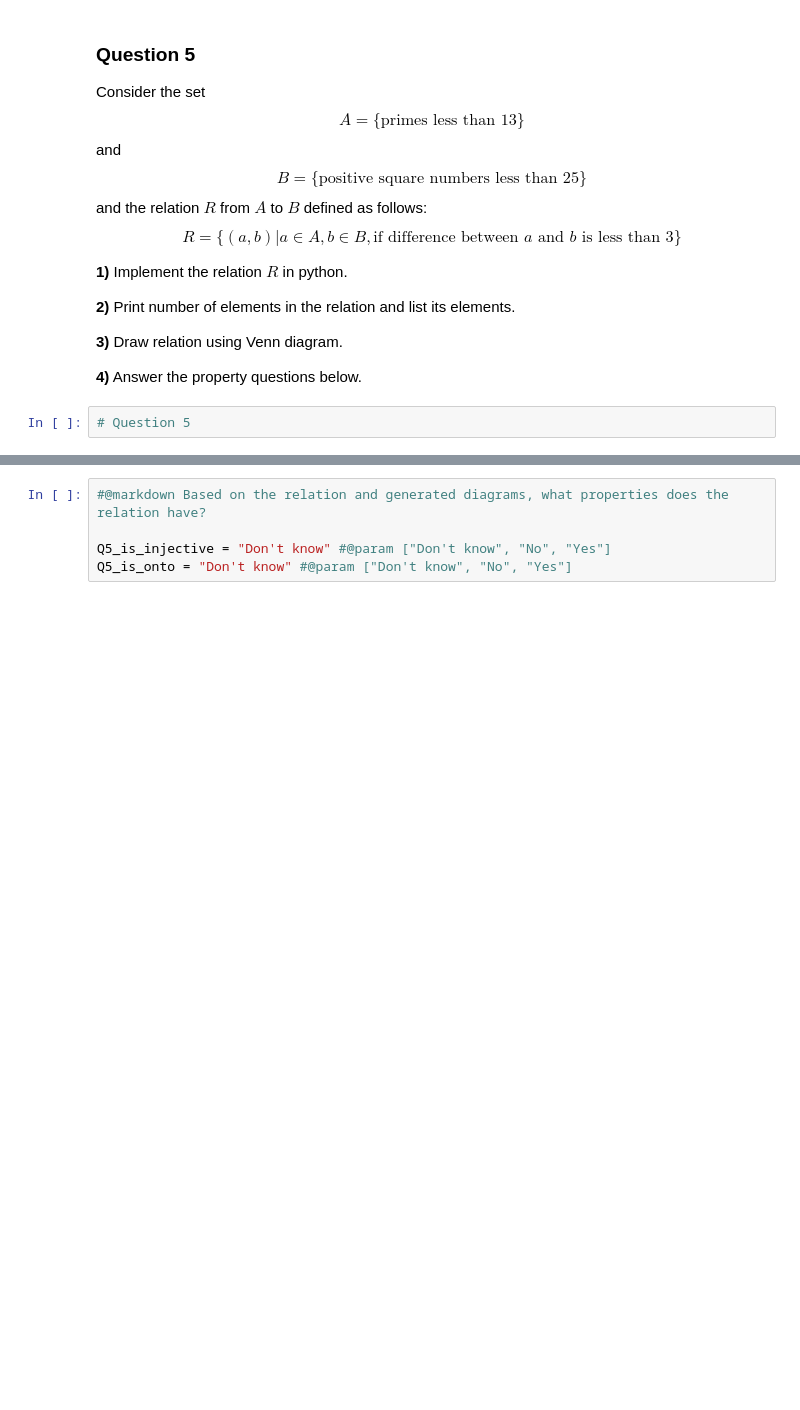
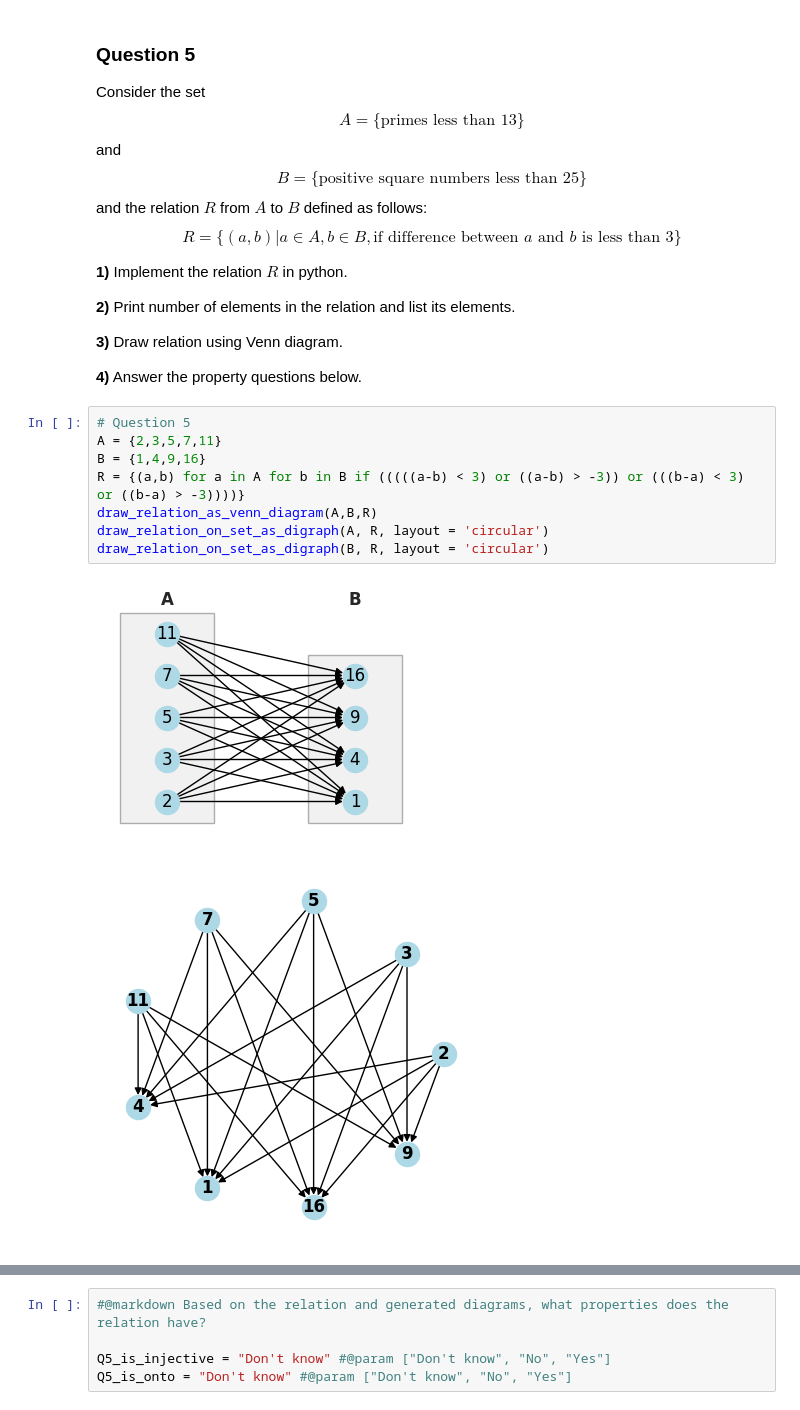
Before and after one commit to Oliwier-Idzik/Discrete-Mathematics, a Jupyter notebook: topics/04-Relations_and_Functions/22-Practical_07_-_Relation_Properties/files/Practical_07_-_Relation_Properties.ipynb, the cells around one changed output, grey strips where cells are left out. Saved outputs shown, nothing was run; the diff lists cells and outputs as text; blank space fills up the shorter version.

```diff
--- a/topics/04-Relations_and_Functions/22-Practical_07_-_Relation_Properties/files/Practical_07_-_Relation_Properties.ipynb
+++ b/topics/04-Relations_and_Functions/22-Practical_07_-_Relation_Properties/files/Practical_07_-_Relation_Properties.ipynb
@@ -240,5 +249,14 @@ $$
 **3)** Draw relation using Venn diagram.
 
 **4)** Answer the property questions below.
-# %%
-# Question 5
+# %%
+# Question 5
+A = {2,3,5,7,11}
+B = {1,4,9,16}
+R = {(a,b) for a in A for b in B if (((((a-b) < 3) or ((a-b) > -3)) or (((b-a) < 3) or ((b-a) > -3))))}
+draw_relation_as_venn_diagram(A,B,R)
+draw_relation_on_set_as_digraph(A, R, layout = 'circular')
+draw_relation_on_set_as_digraph(B, R, layout = 'circular')
+# %% [output]
+[figure, added]
+[figure, added]
```
Also changed, not shown: parts of 5 cells of this notebook.
